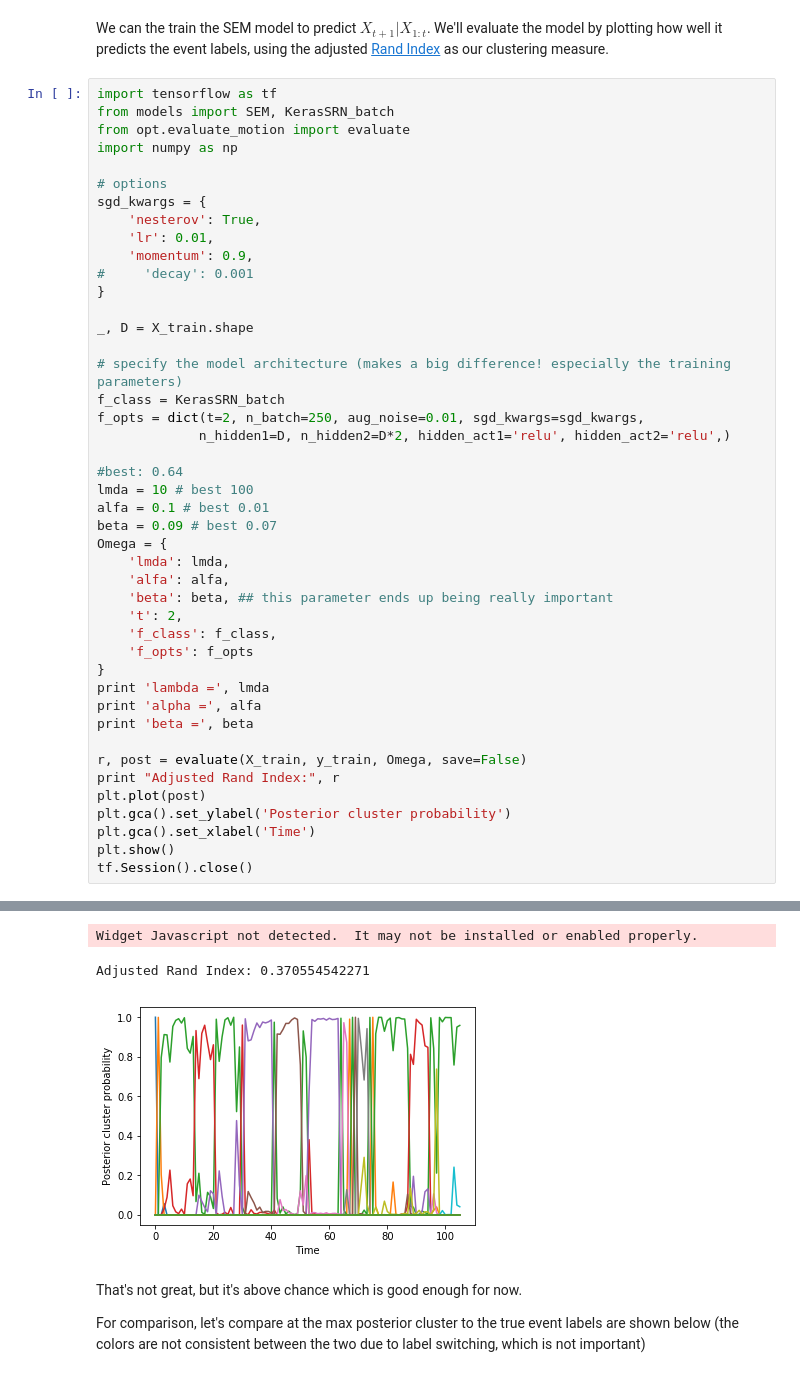
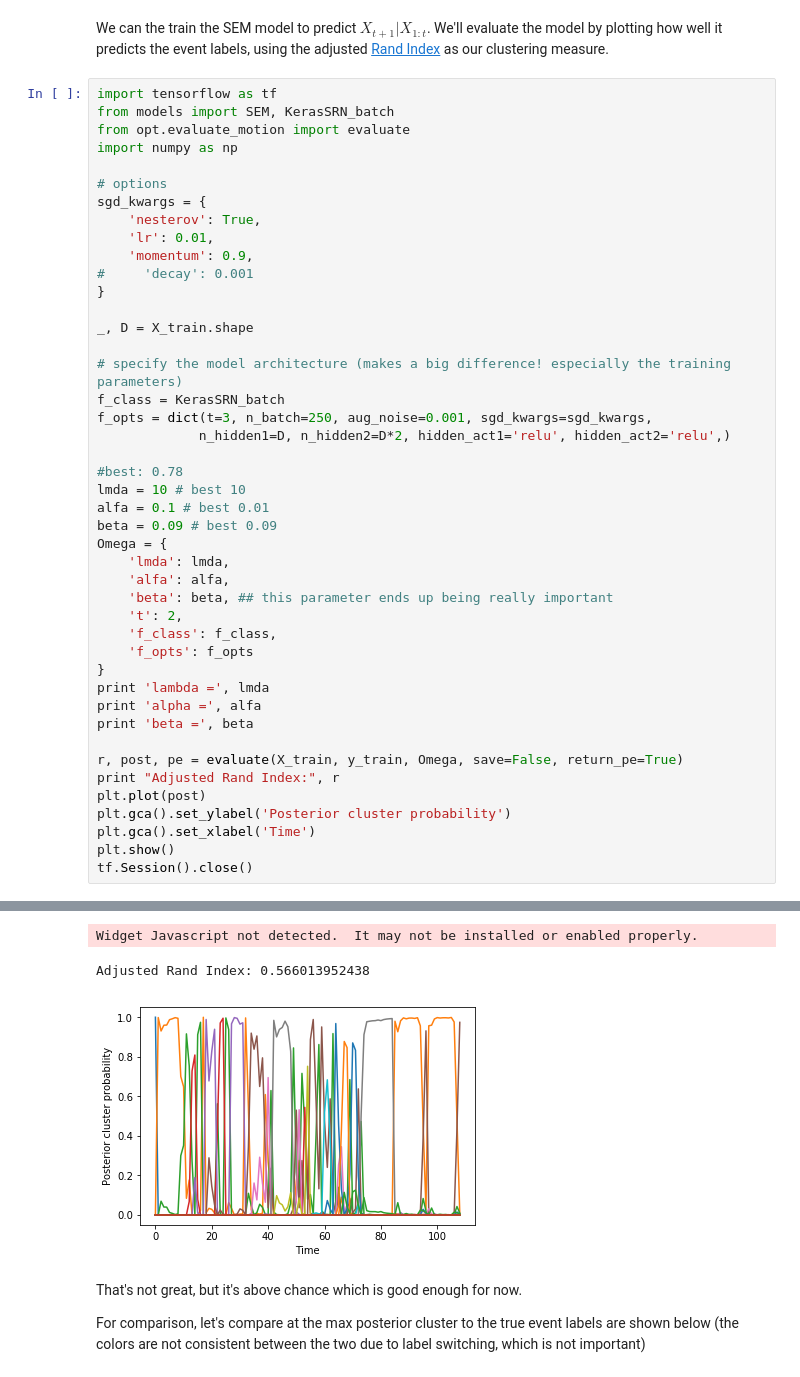
Before and after one commit to nicktfranklin/SEM_paper_simulations, a Jupyter notebook: Demo - Motion Capture Data.ipynb, the cells around one changed output, grey strips where cells are left out. Saved outputs shown, nothing was run; the diff lists cells and outputs as text.

```diff
--- a/Demo - Motion Capture Data.ipynb
+++ b/Demo - Motion Capture Data.ipynb
@@ -72,40 +100,40 @@ sgd_kwargs = {
 _, D = X_train.shape
 
 # specify the model architecture (makes a big difference! especially the training parameters)
 f_class = KerasSRN_batch
-f_opts = dict(t=2, n_batch=250, aug_noise=0.01, sgd_kwargs=sgd_kwargs,
+f_opts = dict(t=3, n_batch=250, aug_noise=0.001, sgd_kwargs=sgd_kwargs,
              n_hidden1=D, n_hidden2=D*2, hidden_act1='relu', hidden_act2='relu',)
 
-#best: 0.64
-lmda = 10 # best 100
+#best: 0.78
+lmda = 10 # best 10
 alfa = 0.1 # best 0.01
-beta = 0.09 # best 0.07
+beta = 0.09 # best 0.09
 Omega = {
     'lmda': lmda,
     'alfa': alfa,
     'beta': beta, ## this parameter ends up being really important
     't': 2,
     'f_class': f_class,
     'f_opts': f_opts
 }
 print 'lambda =', lmda
 print 'alpha =', alfa
 print 'beta =', beta
 
-r, post = evaluate(X_train, y_train, Omega, save=False)
+r, post, pe = evaluate(X_train, y_train, Omega, save=False, return_pe=True)
 print "Adjusted Rand Index:", r
 plt.plot(post)
 plt.gca().set_ylabel('Posterior cluster probability')
 plt.gca().set_xlabel('Time')
 plt.show()
 tf.Session().close()
 # %% [output]
 lambda = 10
 alpha = 0.1
 beta = 0.09
 Widget Javascript not detected.  It may not be installed or enabled properly.
-Adjusted Rand Index: 0.370554542271
+Adjusted Rand Index: 0.566013952438
-[figure, old version]
+[figure, new version]
 # %% [markdown]
 That's not great, but it's above chance which is good enough for now.
 
```
Also changed, not shown: parts of 16 cells of this notebook, 4 other files.
